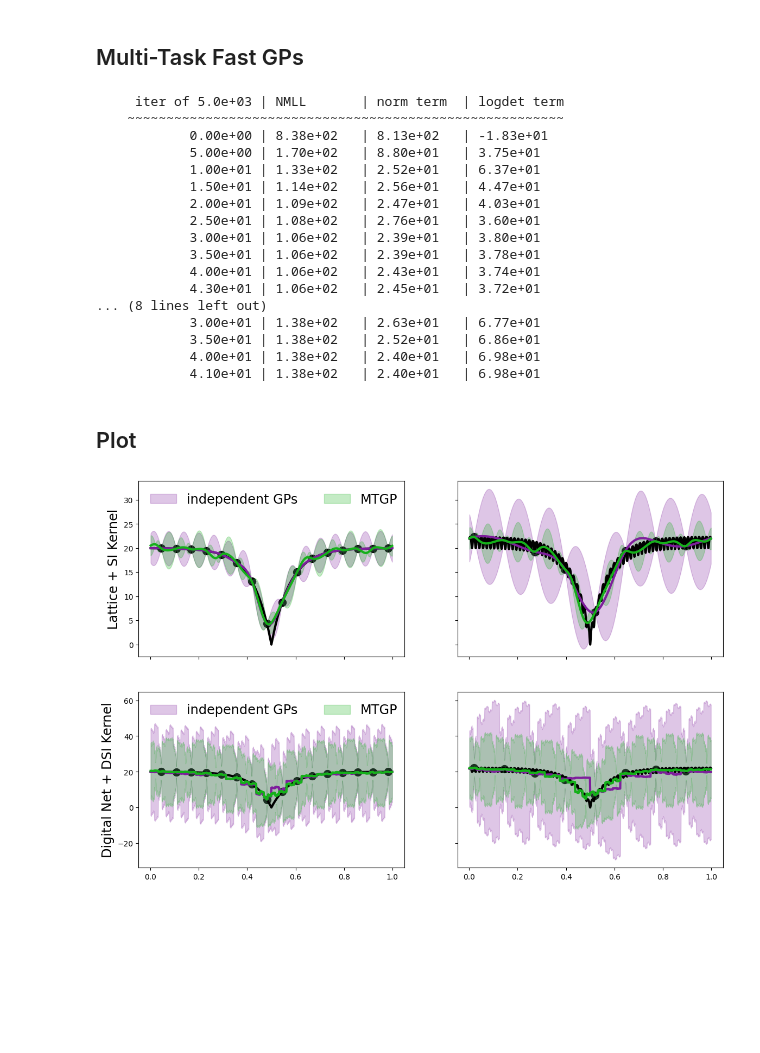
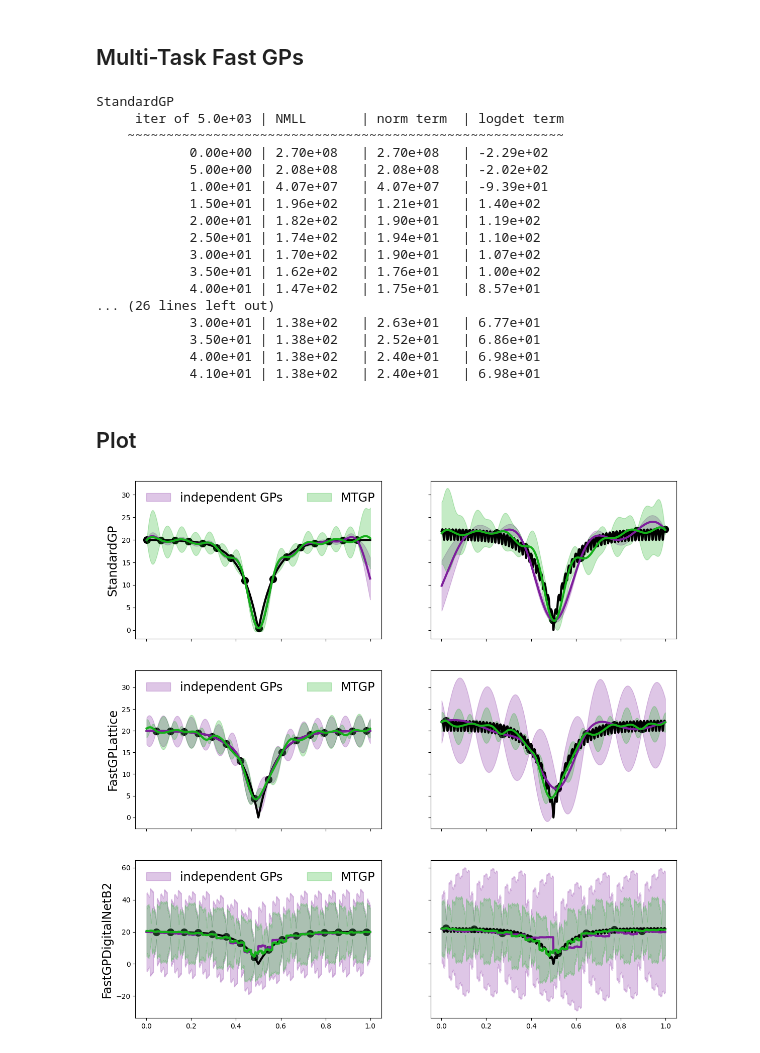
Before and after one commit to alegresor/fastgps, a Jupyter notebook: docs/examples/multitask/compare_gps_plot.ipynb, the cells around one changed output. Saved outputs shown, nothing was run; the diff lists cells and outputs as text; code cells hidden in the pictures; blank space fills up the shorter version.

Commit message:
simple + multitask examples

```diff
--- a/docs/examples/multitask/compare_gps_plot.ipynb
+++ b/docs/examples/multitask/compare_gps_plot.ipynb
@@ -46,11 +49,12 @@ yticks = torch.vstack([fs[i](xticks) for i in range(num_tasks)])
 # %% [markdown]
 ## Independent Single Task GPs
 # %%
-pmeans = [torch.empty((num_tasks,len(xticks))) for i in range(2)]
-ci_lows = [torch.empty((num_tasks,len(xticks))) for i in range(2)]
-ci_highs = [torch.empty((num_tasks,len(xticks))) for i in range(2)]
-fgp_indep = [[FGPClass(seqs=seqs[l],device=device) for l in range(num_tasks)] for FGPClass,seqs in zip(FGPClasses,[seqs_lattice,seqs_dnb2s])]
-for i in range(2):
+pmeans = [torch.empty((num_tasks,len(xticks))) for i in range(ngptypes)]
+ci_lows = [torch.empty((num_tasks,len(xticks))) for i in range(ngptypes)]
+ci_highs = [torch.empty((num_tasks,len(xticks))) for i in range(ngptypes)]
+fgp_indep = [[FGPClass(seqs=seqs[l],device=device) for l in range(num_tasks)] for FGPClass,seqs in zip(FGPClasses,seqs_list)]
+for i in range(ngptypes):
+    print(type(fgp_indep[i][0]).__name__)
     for l in range(num_tasks):
         x_next = fgp_indep[i][l].get_x_next(n=n[l].item())
         y_next = torch.vstack([fs[i](x_next) for i in range(num_tasks)])
@@ -78,30 +82,31 @@ for i in range(2):
 # %% [markdown]
 ## Multi-Task Fast GPs
 # %%
-fgp_multitask = [FGPClass(seqs=seqs,num_tasks=num_tasks,device=device) for FGPClass,seqs in zip(FGPClasses,[seqs_lattice,seqs_dnb2s])]
-pmean_mt = [None for i in range(2)]
-ci_low_mt = [None for i in range(2)]
-ci_high_mt = [None for i in range(2)]
-for i in range(2):
+fgp_multitask = [FGPClass(seqs=seqs,num_tasks=num_tasks,device=device) for FGPClass,seqs in zip(FGPClasses,seqs_list)]
+pmean_mt = [None for i in range(ngptypes)]
+ci_low_mt = [None for i in range(ngptypes)]
+ci_high_mt = [None for i in range(ngptypes)]
+for i in range(ngptypes):
+    print(type(fgp_multitask[i]).__name__)
     x_next = fgp_multitask[i].get_x_next(n=n)
     y_next = [fs[i](x_next[i]) for i in range(num_tasks)]
     fgp_multitask[i].add_y_next(y_next)
     fgp_multitask[i].fit()
     pmean_mt[i],_,_,ci_low_mt[i],ci_high_mt[i] = fgp_multitask[i].post_ci(xticks)
 # %% [output]
+StandardGP
      iter of 5.0e+03 | NMLL       | norm term  | logdet term
     ~~~~~~~~~~~~~~~~~~~~~~~~~~~~~~~~~~~~~~~~~~~~~~~~~~~~~~~~
-            0.00e+00 | 8.38e+02   | 8.13e+02   | -1.83e+01
-            5.00e+00 | 1.70e+02   | 8.80e+01   | 3.75e+01
-            1.00e+01 | 1.33e+02   | 2.52e+01   | 6.37e+01
-            1.50e+01 | 1.14e+02   | 2.56e+01   | 4.47e+01
-            2.00e+01 | 1.09e+02   | 2.47e+01   | 4.03e+01
-            2.50e+01 | 1.08e+02   | 2.76e+01   | 3.60e+01
-            3.00e+01 | 1.06e+02   | 2.39e+01   | 3.80e+01
-            3.50e+01 | 1.06e+02   | 2.39e+01   | 3.78e+01
-            4.00e+01 | 1.06e+02   | 2.43e+01   | 3.74e+01
-            4.30e+01 | 1.06e+02   | 2.45e+01   | 3.72e+01
-... (8 lines left out)
+            0.00e+00 | 2.70e+08   | 2.70e+08   | -2.29e+02
+            5.00e+00 | 2.08e+08   | 2.08e+08   | -2.02e+02
+            1.00e+01 | 4.07e+07   | 4.07e+07   | -9.39e+01
+            1.50e+01 | 1.96e+02   | 1.21e+01   | 1.40e+02
+            2.00e+01 | 1.82e+02   | 1.90e+01   | 1.19e+02
+            2.50e+01 | 1.74e+02   | 1.94e+01   | 1.10e+02
+            3.00e+01 | 1.70e+02   | 1.90e+01   | 1.07e+02
+            3.50e+01 | 1.62e+02   | 1.76e+01   | 1.00e+02
+            4.00e+01 | 1.47e+02   | 1.75e+01   | 8.57e+01
+... (26 lines left out)
             3.00e+01 | 1.38e+02   | 2.63e+01   | 6.77e+01
             3.50e+01 | 1.38e+02   | 2.52e+01   | 6.86e+01
             4.00e+01 | 1.38e+02   | 2.40e+01   | 6.98e+01
@@ -109,29 +114,28 @@ for i in range(2):
 # %% [markdown]
 ## Plot
 # %%
-fig,ax = pyplot.subplots(nrows=2,ncols=num_tasks,figsize=(WIDTH,WIDTH/num_tasks*2/1.5),sharex=True,sharey="row")
-ax = ax.reshape((2,num_tasks))
-for i in range(2):
+fig,ax = pyplot.subplots(nrows=ngptypes,ncols=num_tasks,figsize=(WIDTH,WIDTH/num_tasks*ngptypes/1.5),sharex=True,sharey="row")
+ax = ax.reshape((ngptypes,num_tasks))
+for i in range(ngptypes):
     for l in range(num_tasks):
         ax[i,l].plot(xticks[:,0].cpu(),yticks[l].cpu(),color="k",linewidth=LINEWIDTH)
         ax[i,l].scatter(fgp_indep[i][l].x[:,0].cpu(),fgp_indep[i][l].y.cpu(),color="k",s=MARKERSIZE)
     pltmin = min([ci_lows[i][l].min() for l in range(num_tasks)]+[ci_low_mt[i].min()])
     pltmax = max([ci_highs[i][l].max() for l in range(num_tasks)]+[ci_high_mt[i].max()])
     ax[i,0].set_ylim([pltmin-.05*(pltmax-pltmin),pltmax+.05*(pltmax-pltmin)])
-ax[0,0].set_ylabel("Lattice + SI Kernel",fontsize="xx-large")
-ax[1,0].set_ylabel("Digital Net + DSI Kernel",fontsize="xx-large")
-fig.savefig("./fmtgp0.pdf",bbox_inches="tight")
-for i in range(2):
+    ax[i,0].set_ylabel(type(fgp_multitask[i]).__name__,fontsize="xx-large")
+fig.savefig("./mtgps0.pdf",bbox_inches="tight")
+for i in range(ngptypes):
     for l in range(num_tasks):
         ax[i,l].plot(xticks[:,0].cpu(),pmeans[i][l].cpu(),color=colors[0],linewidth=LINEWIDTH)
         ax[i,l].fill_between(xticks[:,0].cpu(),ci_lows[i][l].cpu(),ci_highs[i][l].cpu(),color=colors[0],alpha=_alpha,label="independent GPs")
     ax[i,0].legend(frameon=False,loc="upper left",ncols=2,fontsize="xx-large")
-fig.savefig("./fmtgp1.pdf",bbox_inches="tight")
-for i in range(2):
+fig.savefig("./mtgps1.pdf",bbox_inches="tight")
+for i in range(ngptypes):
     for l in range(num_tasks):
         ax[i,l].plot(xticks[:,0].cpu(),pmean_mt[i][l].cpu(),color=colors[1],linewidth=LINEWIDTH)
         ax[i,l].fill_between(xticks[:,0].cpu(),ci_low_mt[i][l].cpu(),ci_high_mt[i][l].cpu(),color=colors[1],alpha=_alpha,label="MTGP")
     ax[i,0].legend(frameon=False,loc="upper left",ncols=2,fontsize="xx-large")
-fig.savefig("./fmtgp2.pdf",bbox_inches="tight")
+fig.savefig("./mtgps2.pdf",bbox_inches="tight")
 # %% [output]
-[figure, old version]
+[figure, new version]
```
Also changed, not shown: parts of 2 cells of this notebook, 11 other files.
